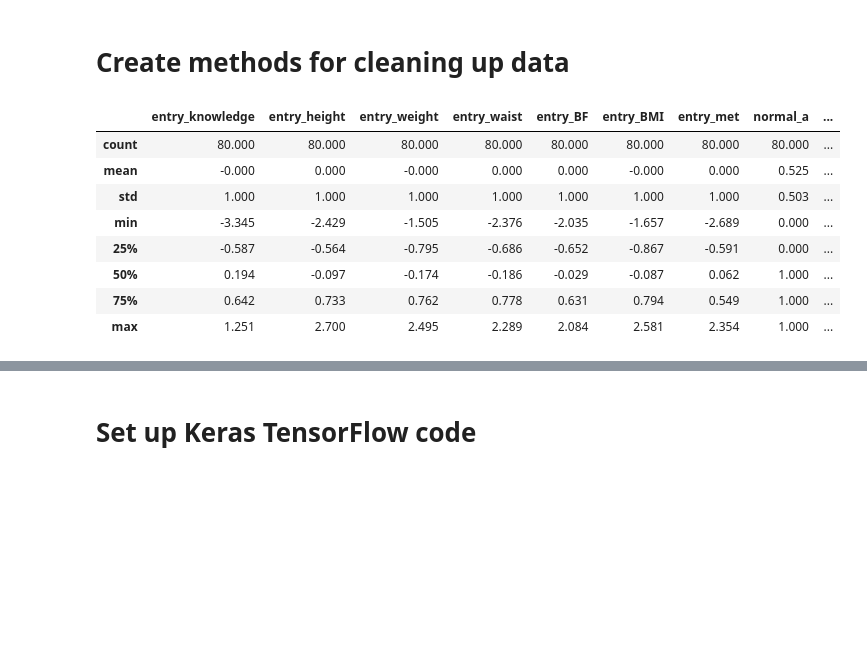
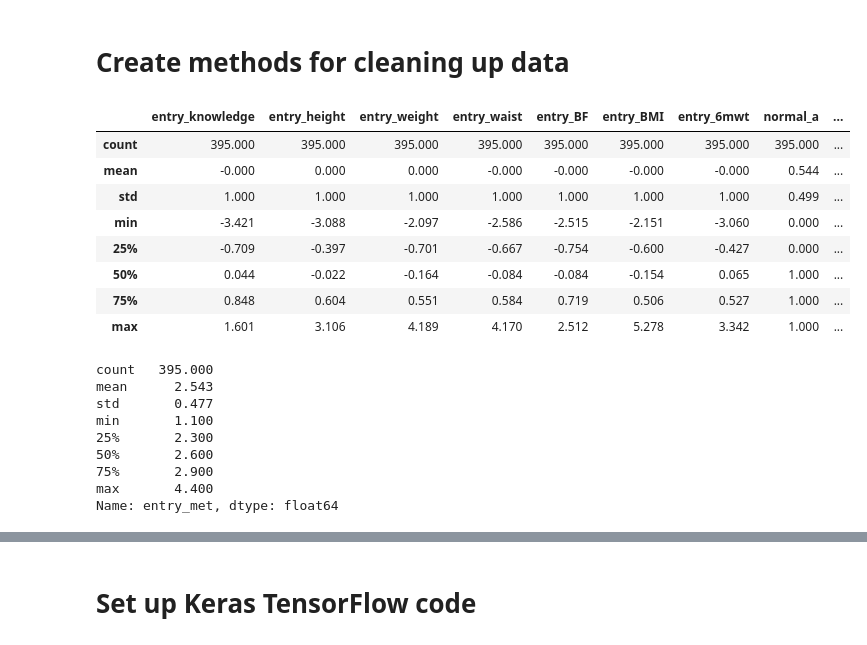
Before and after one commit to mrkevinlin/MLmed, a Jupyter notebook: keras_medicine.ipynb, the cells around one changed output, grey strips where cells are left out. Drawn from its saved outputs; the diff is of its cells as text; code cells hidden in the pictures; blank space fills up the shorter version.

```diff
--- a/keras_medicine.ipynb
+++ b/keras_medicine.ipynb
@@ -123,20 +121,45 @@ Length: 28, dtype: int64
+# %%
+# Randomly or make sure there are some exit_6wmt data points?
+
+# Close the matlib plots from view stats to reduce memory usage
+plt.close('all')
+# Reset the dataframe
+patient_dataframe = patient_dataframe_original.copy()
+
+# Randomize and divide the data set into training and test sets
+train_dataframe = patient_dataframe.sample(frac=0.8, random_state=4)
+test_dataframe = patient_dataframe.drop(train_dataframe.index)
+
+#test_dataframe.describe()
 # %% [markdown]
 # **Create methods for cleaning up data**
 # %%
-# Close the matlib plots from view stats to reduce memory usage
-plt.close('all')
+def process_data(df):
+  # Try alternate features and targets
+  trial = 2
 
-def process_data(df):
   # Specify features and labels to work with
-  target_label = 'delta_6mwt'
-  #target_label = 'entry_met'
-  numeric_selected_features = ['entry_knowledge', 'entry_height', 'entry_weight', 'entry_waist', 'entry_BF', 'entry_BMI', 'entry_met']
-  optional_numeric_selected_features = ['entry_chol', 'entry_trig', 'entry_hdl', 'entry_ldl']
-  categorical_selected_features = ['normal_a', 'borderline_a', 'anxiety', 'normal_d', 'borderline_d', 'depression']
+  if trial==1: # Predict improvement in 6MWT distance after CR
+    target_label = 'delta_6mwt'
+    numeric_selected_features = ['entry_knowledge', 'entry_height', 'entry_weight', 'entry_waist', 'entry_BF', 'entry_BMI', 'entry_met']
+    optional_numeric_selected_features = ['entry_chol', 'entry_trig', 'entry_hdl', 'entry_ldl']
+    categorical_selected_features = ['normal_a', 'borderline_a', 'anxiety', 'normal_d', 'borderline_d', 'depression']
 
-  df = create_features(df, target_label)
+    df = create_synthetic_target(df, target_label)
+
+  elif trial==2: # Predict initial exercise tolerance with entry MET
+    target_label = 'entry_met'
+    numeric_selected_features = ['entry_knowledge', 'entry_height', 'entry_weight', 'entry_waist', 'entry_BF', 'entry_BMI', 'entry_6mwt']
+    optional_numeric_selected_features = ['entry_chol', 'entry_trig', 'entry_hdl', 'entry_ldl']
+    categorical_selected_features = ['normal_a', 'borderline_a', 'anxiety', 'normal_d', 'borderline_d', 'depression']
+
+  else:
+    return
+
+  df = create_features(df)
   df = clean_up_by_target(df, target_label)
   df = remove_outliers(df, 'entry_trig', 1000)
+  df = remove_outliers(df, 'entry_6mwt', 2000)
   df = median_impute_missing_values(df) # Temporary
   df[numeric_selected_features] = scale_features_z_score(df[numeric_selected_features].copy())
 
@@ -147,14 +170,13 @@ def process_data(df):
   return feature_df, target_df
 
 # Create synthetic features
-def create_features(df, target):
-  df = create_target(df, target)
+def create_features(df):
   df = calculate_bmi(df)
   df = create_hads_bins(df)
   return df
 
 # Create target label of change in 6MWT results
-def create_target(df, target):
+def create_synthetic_target(df, target):
   df[target] = (df['exit_6mwt'] - df['entry_6mwt'])
   return df
 
@@ -167,41 +189,50 @@ def create_hads_bins(df):
 
 # Recalculate and fill in BMI from height/weight
 def calculate_bmi(df):
   df['calc_bmi'] = (702.95 * df['entry_weight']/(df['entry_height'] ** 2))
   return df
 
 # Remove all rows with values missing in the specified columns
 def clean_up_by_target(df, column):
   return df.dropna(subset=[column])
 
 # Remove flagrant outliers by clipping
 def remove_outliers(df, feature, maximum):
   df[feature] = df[feature].clip(lower=0, upper=maximum)
   return df
 
 # Replace missing values with the median of the group (temporary measure)
 def median_impute_missing_values(df):
   for col in df.columns:
     if df[col].isnull().values.any():
       df[col] = df[col].fillna(df[col].median())
   return df
 
 # Normalize the values of features
 def scale_features_z_score(df):
   for col in df.columns:
     df[col] = (df[col] - df[col].mean())/df[col].std()
   return df
 
-feature_dataframe, target_dataframe = process_data(patient_dataframe)
+feature_dataframe, target_dataframe = process_data(train_dataframe)
 display.display(feature_dataframe.describe())
-#feature_dataframe.describe()
+display.display(target_dataframe.describe())
 # %% [output]
-|  | entry_knowledge | entry_height | entry_weight | entry_waist | entry_BF | entry_BMI | entry_met | normal_a | ... |
-| count | 80.000 | 80.000 | 80.000 | 80.000 | 80.000 | 80.000 | 80.000 | 80.000 | ... |
-| mean | -0.000 | 0.000 | -0.000 | 0.000 | 0.000 | -0.000 | 0.000 | 0.525 | ... |
-| std | 1.000 | 1.000 | 1.000 | 1.000 | 1.000 | 1.000 | 1.000 | 0.503 | ... |
-| min | -3.345 | -2.429 | -1.505 | -2.376 | -2.035 | -1.657 | -2.689 | 0.000 | ... |
-| 25% | -0.587 | -0.564 | -0.795 | -0.686 | -0.652 | -0.867 | -0.591 | 0.000 | ... |
-| 50% | 0.194 | -0.097 | -0.174 | -0.186 | -0.029 | -0.087 | 0.062 | 1.000 | ... |
-| 75% | 0.642 | 0.733 | 0.762 | 0.778 | 0.631 | 0.794 | 0.549 | 1.000 | ... |
-| max | 1.251 | 2.700 | 2.495 | 2.289 | 2.084 | 2.581 | 2.354 | 1.000 | ... |
+|  | entry_knowledge | entry_height | entry_weight | entry_waist | entry_BF | entry_BMI | entry_6mwt | normal_a | ... |
+| count | 395.000 | 395.000 | 395.000 | 395.000 | 395.000 | 395.000 | 395.000 | 395.000 | ... |
+| mean | -0.000 | 0.000 | 0.000 | -0.000 | -0.000 | -0.000 | -0.000 | 0.544 | ... |
+| std | 1.000 | 1.000 | 1.000 | 1.000 | 1.000 | 1.000 | 1.000 | 0.499 | ... |
+| min | -3.421 | -3.088 | -2.097 | -2.586 | -2.515 | -2.151 | -3.060 | 0.000 | ... |
+| 25% | -0.709 | -0.397 | -0.701 | -0.667 | -0.754 | -0.600 | -0.427 | 0.000 | ... |
+| 50% | 0.044 | -0.022 | -0.164 | -0.084 | -0.084 | -0.154 | 0.065 | 1.000 | ... |
+| 75% | 0.848 | 0.604 | 0.551 | 0.584 | 0.719 | 0.506 | 0.527 | 1.000 | ... |
+| max | 1.601 | 3.106 | 4.189 | 4.170 | 2.512 | 5.278 | 3.342 | 1.000 | ... |
+count   395.000
+mean      2.543
+std       0.477
+min       1.100
+25%       2.300
+50%       2.600
+75%       2.900
+max       4.400
+Name: entry_met, dtype: float64
```
Also changed, not shown: parts of 13 cells of this notebook.
